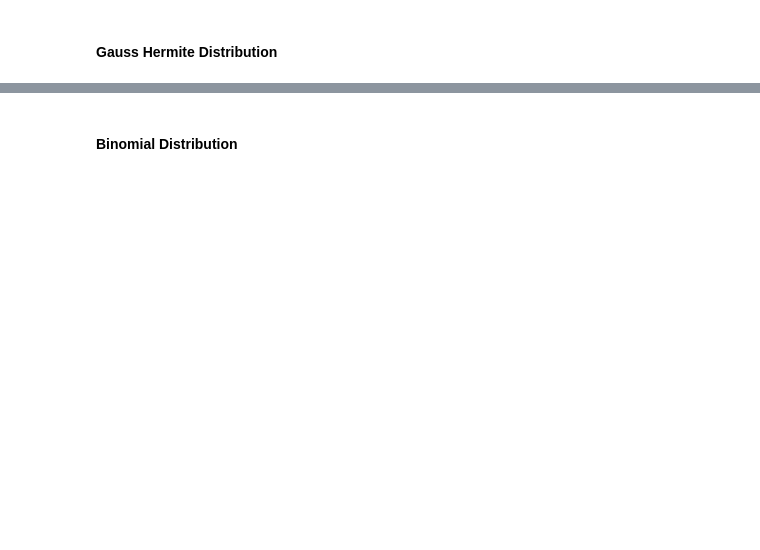
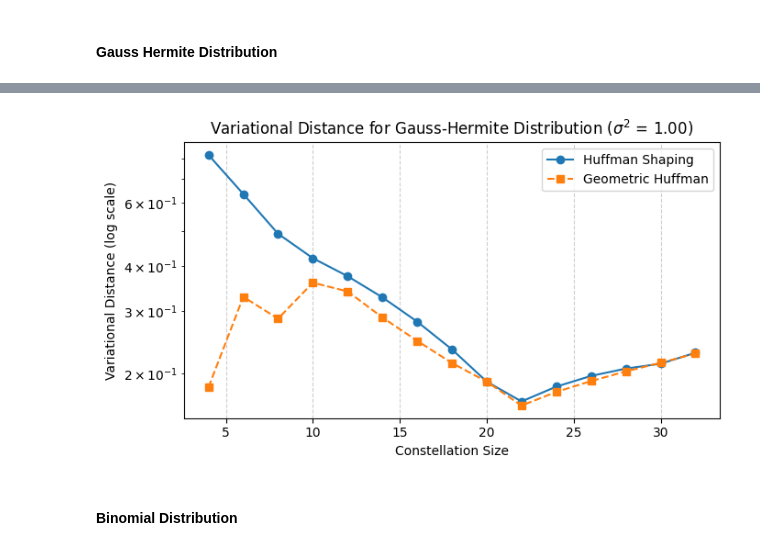
Before and after one commit to carolinesma/PCS, a Jupyter notebook: shaping_distributions/kl_div_pam_shaping_huffman.ipynb, the cells around one changed output, grey strips where cells are left out. Drawn from its saved outputs; the diff is of its cells as text; code cells hidden in the pictures; blank space fills up the shorter version.

```diff
--- a/shaping_distributions/kl_div_pam_shaping_huffman.ipynb
+++ b/shaping_distributions/kl_div_pam_shaping_huffman.ipynb
@@ -19,3 +23,7 @@ plot_kl_vs_constellation_size(gausshermite_results, "Gauss-Hermite Distribution"
+# %%
+plot_v_dist_constellation_size(gausshermite_results, f"Gauss-Hermite Distribution ($\\sigma^2$ = {variance:.2f})")
+# %% [output]
+[figure, added]
 # %%
 #plot_distributions(gausshermite_results, "PAM (Gauss-Hermite)")
 # %% [markdown]
```
Also changed, not shown: parts of 8 cells of this notebook, 4 other files.
